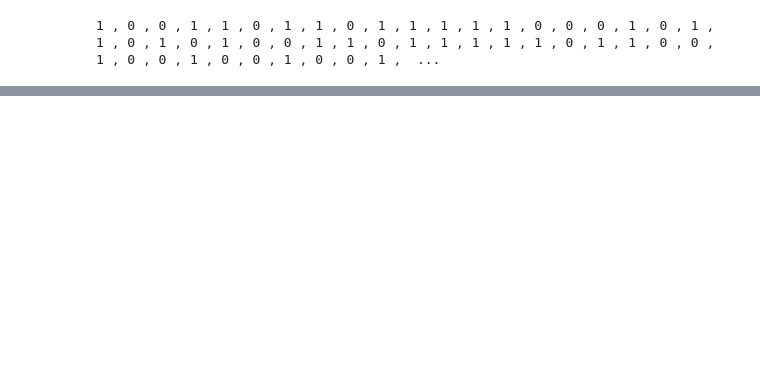
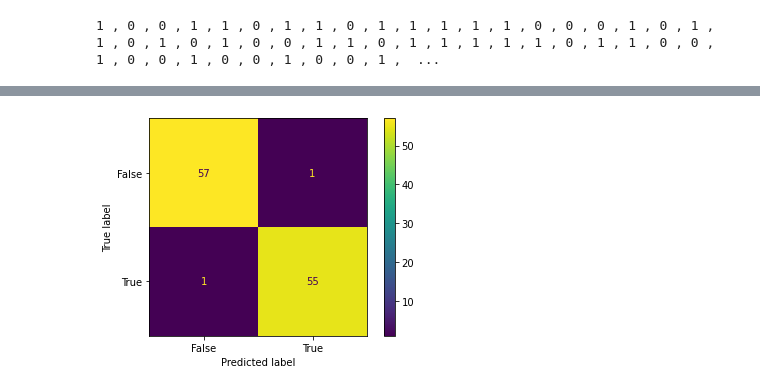
Before and after one commit to sinhaanupamindia/Projects, a Jupyter notebook: Project_Banking_Loan.ipynb, the cells around one changed output, grey strips where cells are left out. Saved outputs shown, nothing was run; the diff lists cells and outputs as text; code cells hidden in the pictures; blank space fills up the shorter version.

```diff
--- a/Project_Banking_Loan.ipynb
+++ b/Project_Banking_Loan.ipynb
@@ -567,0 +590,6 @@ plt.show()
+# %%
+#Downsampling
+from imblearn.under_sampling import NearMiss
+undersample = NearMiss(sampling_strategy = 1)
+# fit and apply the transform
+X_down, Y_down = undersample.fit_resample(X_final, Y_final)
@@ -567,0 +603,14 @@ plt.show()
+# %%
+X_train, X_test, y_train, y_test = train_test_split(X_down, Y_down, test_size=0.3, random_state=0)
+# %%
+#Random Forest Classifier
+from sklearn.ensemble import RandomForestClassifier
+# creating a RF classifier
+RFC = RandomForestClassifier(n_estimators = 100)
+
+# Training the model on the training dataset
+# fit function is used to train the model using the training sets as parameters
+RFC.fit(X_train, y_train)
+
+# performing predictions on the test dataset
+y_predicted = RFC.predict(X_test)
@@ -567,0 +628,9 @@ plt.show()
+# %%
+confusion_matrix = metrics.confusion_matrix(y_test, y_predicted)
+
+cm_display = metrics.ConfusionMatrixDisplay(confusion_matrix = confusion_matrix, display_labels = [False, True])
+
+cm_display.plot()
+plt.show()
+# %% [output]
+[figure, added]
```
Also changed, not shown: parts of 20 cells of this notebook.
